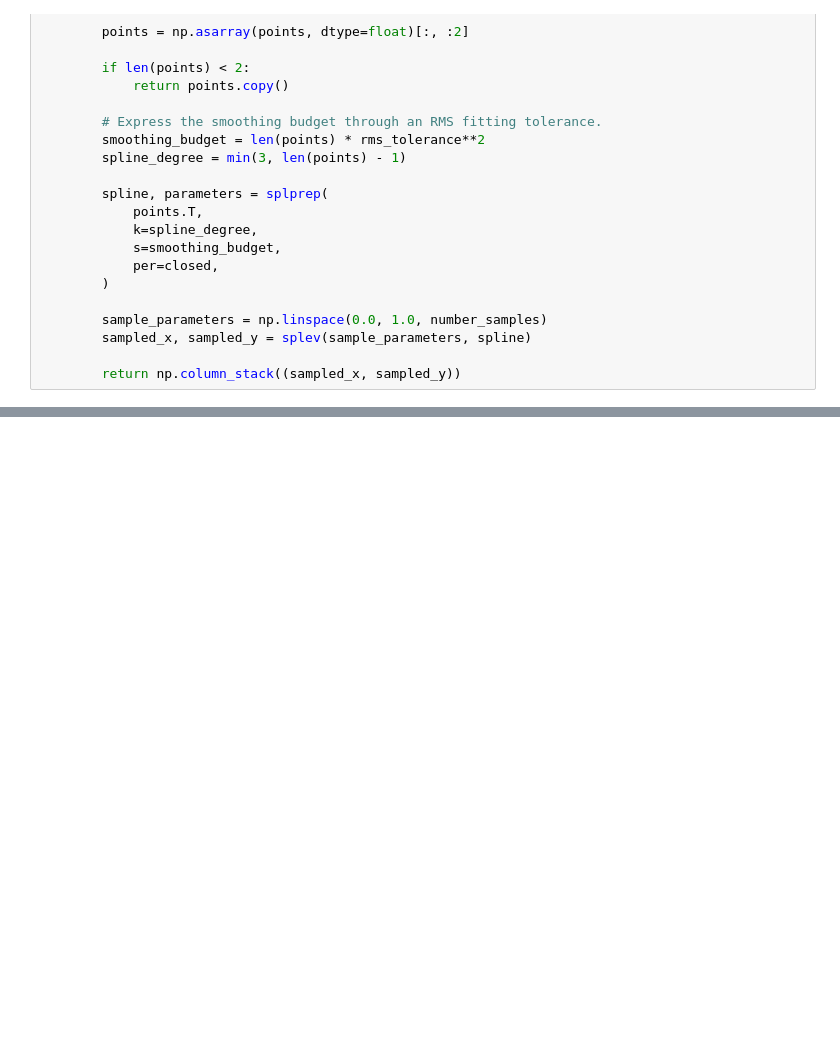
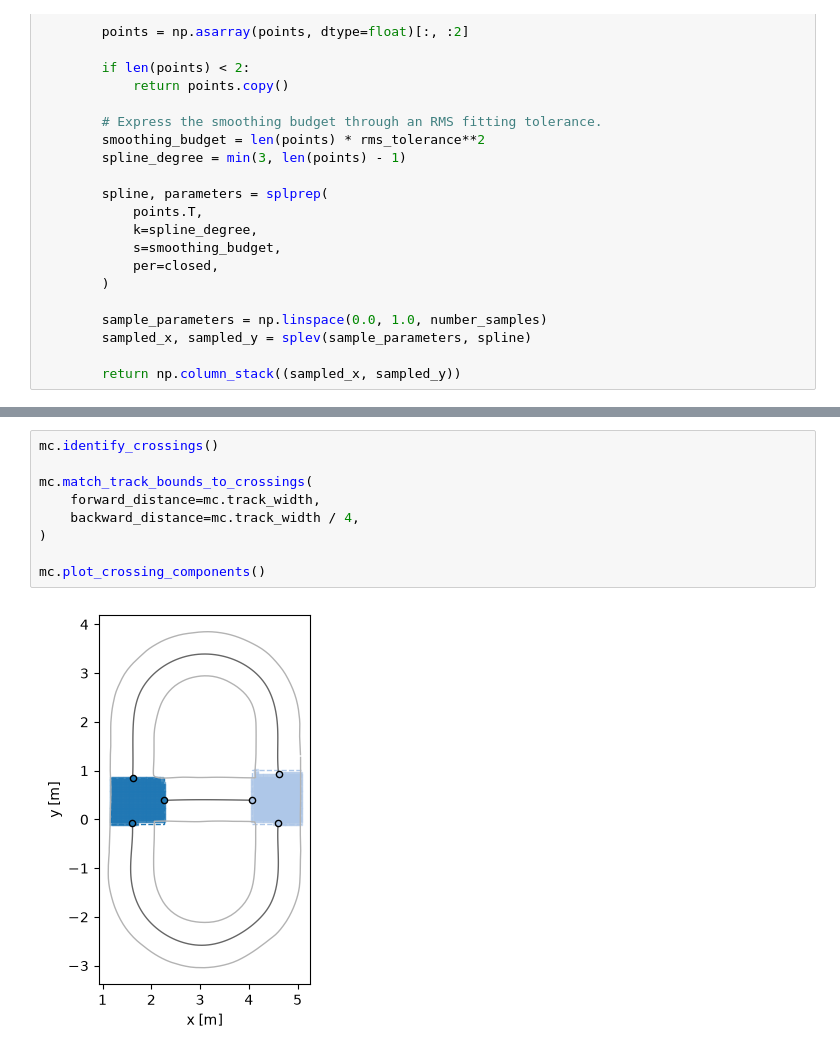
Before and after one commit to Schmiddy2000/FreiCarPythonPlayground, a Jupyter notebook: M2 Mapping/structured_map_construction.ipynb, the cells around one changed output, grey strips where cells are left out. Drawn from its saved outputs; the diff is of its cells as text; blank space fills up the shorter version.

```diff
--- a/M2 Mapping/structured_map_construction.ipynb
+++ b/M2 Mapping/structured_map_construction.ipynb
@@ -1317,0 +1928,11 @@ mc.plot_correspondences()
+# %%
+mc.identify_crossings()
+
+mc.match_track_bounds_to_crossings(
+    forward_distance=mc.track_width,
+    backward_distance=mc.track_width / 4,
+)
+
+mc.plot_crossing_components()
+# %% [output]
+[figure, added]
```
Also changed, not shown: parts of 13 cells of this notebook.
